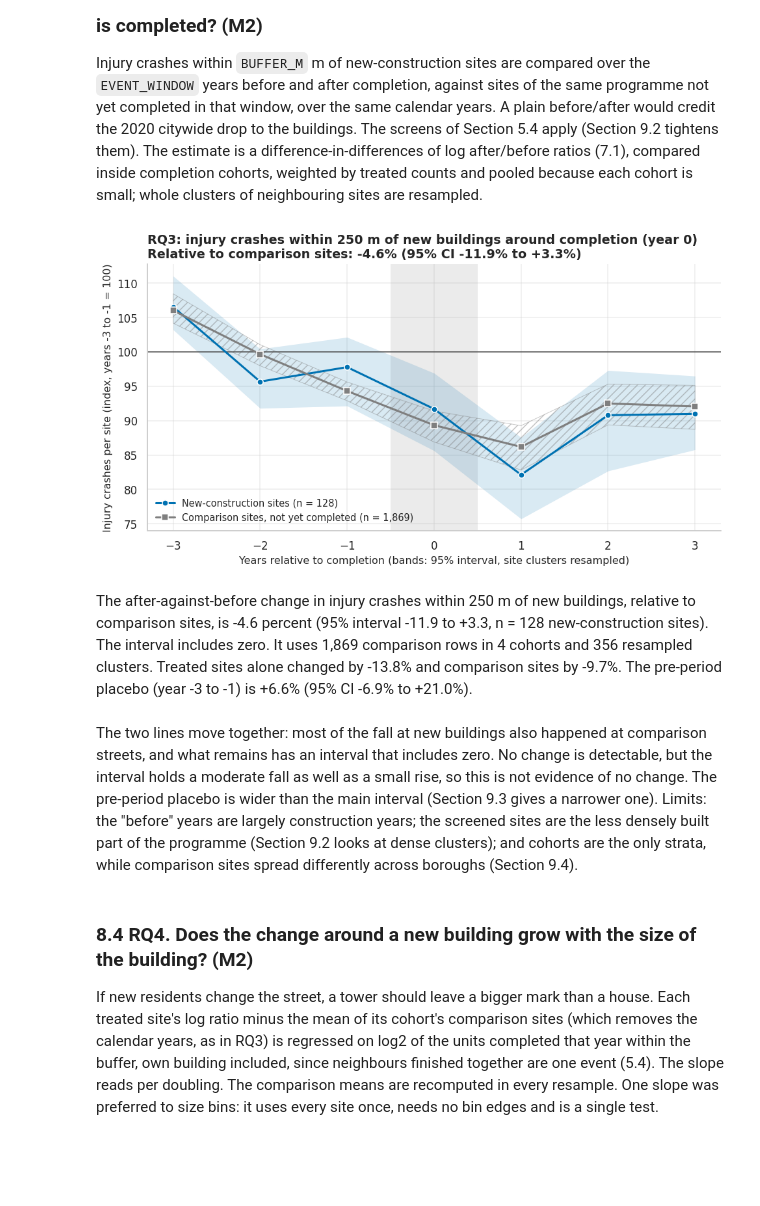
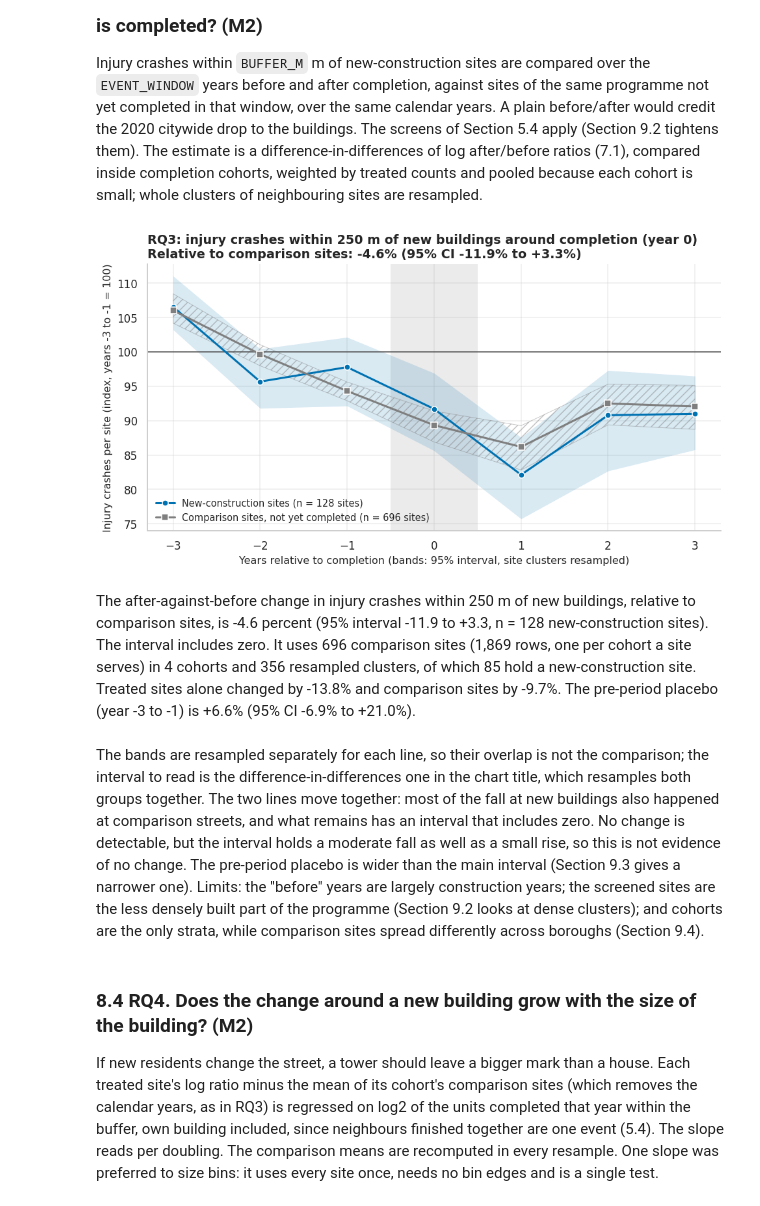
Before and after one commit to AhmedAtefYoussef/Data-Engineering-Visualization-Project, a Jupyter notebook: notebooks/NYC_Housing_Safety.ipynb, the cells around one changed output. Saved outputs shown, nothing was run; the diff lists cells and outputs as text; code cells hidden in the pictures; blank space fills up the shorter version.

```diff
--- a/notebooks/NYC_Housing_Safety.ipynb
+++ b/notebooks/NYC_Housing_Safety.ipynb
@@ -3694,7 +3760,7 @@ def describe_effect(estimate, low, high, unit, n, subject="The estimate", n_unit
         return f"{subject} could not be estimated reliably ({sample}), so nothing is concluded from it."
     reference = "zero" if null_value == 0 else f"{null_value:g}"
     unit_text = f" {unit}" if unit else ""
-    opening = (f"{subject} is {estimate:+.{digits}f}{unit_text} ({PERCENT * level:.0f}% interval "
+    opening = (f"{subject} is {estimate:+.{digits}f}{unit_text} ({level_text(level)} interval "
                f"{low:+.{digits}f} to {high:+.{digits}f}, {sample})")
     if low <= null_value <= high:
         return f"{opening}. The interval includes {reference}."
@@ -4056,50 +4125,58 @@ new_build_sample = event_site_table[~event_site_table["treated"]
                                     | (event_site_table["construction_type"] == NEW_CONSTRUCTION)].reset_index(drop=True)
 new_build_did = event_did(new_build_sample)
 assert new_build_did["n_treated_dropped"] == 0 and new_build_did["n_control_dropped"] == 0
+new_build_sizes = used_sizes(new_build_sample["site_id"], new_build_sample["treated"], new_build_sample["cohort"],
+                             new_build_sample["cluster_id"])
+assert new_build_sizes["n_treated_sites"] == new_build_did["n_treated"], "a treated site has one cohort"
 # Placebo inside the pre-period (first to last pre-year): nothing was completed in between.
 pretrend_did = event_did(new_build_sample, before=PRE_COLUMNS[0], after=PRE_COLUMNS[-1])
 new_build_profile = event_profile(new_build_sample[REL_COLUMNS], new_build_sample["treated"],
-                                  new_build_sample["cohort"], new_build_sample["cluster_id"], len(PRE_YEARS))
+                                  new_build_sample["cohort"], new_build_sample["cluster_id"], len(PRE_YEARS),
+                                  site_ids=new_build_sample["site_id"])
 
 fig, ax = plt.subplots(figsize=(9, 5))
 ax.axhline(PRE_PERIOD_INDEX, color=PALETTE["neutral"], linewidth=1)
 ax.axvspan(-0.5, 0.5, color=PALETTE["before"], alpha=0.25, linewidth=0)
 for group, color, marker, label in [("treated", PALETTE["treated"], "o", "New-construction sites"),
                                     ("comparison", PALETTE["control"], "s", "Comparison sites, not yet completed")]:
     line = new_build_profile[group]
     # Treated band filled, comparison band hatched, so their overlap stays readable.
     band = {"color": color, "alpha": 0.15} if group == "treated" else \
         {"facecolor": "none", "edgecolor": color, "hatch": "///", "alpha": 0.45}
     ax.fill_between(REL_YEARS, line["low"], line["high"], linewidth=0.6 * (group != "treated"), **band)
     ax.plot(REL_YEARS, line["index"], color=color, marker=marker, linewidth=2, markeredgecolor="white",
-            label=f"{label} (n = {line['n_sites']:,})")
+            label=f"{label} (n = {line['n_sites']:,} sites)")
 ax.set_xticks(REL_YEARS)
 ax.legend(loc="lower left")
 finish(ax, f"RQ3: injury crashes within {BUFFER_M} m of new buildings around completion (year 0)\n"
            f"Relative to comparison sites: {fmt_ci(new_build_did['percent_change'], new_build_did['percent_low'], new_build_did['percent_high'], 1, '%')}",
        f"Years relative to completion (bands: {CI_LEVEL:.0%} interval, site clusters resampled)",
        f"Injury crashes per site (index, years -{EVENT_WINDOW} to -1 = {PRE_PERIOD_INDEX})")
 show(fig)
 
 report("RQ3", f"Do injury crashes within {BUFFER_M} m of new-construction sites change after completion, "
        "relative to not-yet-completed sites?", "% change relative to comparison sites",
        new_build_did["percent_change"], new_build_did["percent_low"], new_build_did["percent_high"],
        new_build_did["n_treated"], unit="percent", n_unit="new-construction sites", digits=1,
        subject=f"The after-against-before change in injury crashes within {BUFFER_M} m of new buildings, "
                f"relative to comparison sites,",
        above="more injury crashes after completion than the comparison sites would suggest",
        below="fewer injury crashes after completion than the comparison sites would suggest",
-       extra=f"It uses {new_build_did['n_control']:,} comparison rows in {new_build_did['n_strata']} cohorts and "
-             f"{new_build_did['n_clusters']:,} resampled clusters. Treated sites alone changed by "
+       extra=f"It uses {new_build_sizes['n_comparison_sites']:,} comparison sites ({new_build_did['n_control']:,} "
+             f"rows, one per cohort a site serves) in {new_build_did['n_strata']} cohorts and "
+             f"{new_build_did['n_clusters']:,} resampled clusters, of which {new_build_sizes['n_treated_clusters']:,} "
+             f"hold a new-construction site. Treated sites alone changed by "
              f"{log_points_to_percent(new_build_did['treated_change']):+.1f}% and comparison sites by "
              f"{log_points_to_percent(new_build_did['control_change']):+.1f}%. The pre-period placebo "
              f"(year {PRE_YEARS[0]} to {PRE_YEARS[-1]}) is "
              f"{fmt_ci(pretrend_did['percent_change'], pretrend_did['percent_low'], pretrend_did['percent_high'], 1, '%')}.")
 # %% [output]
-[figure, old version]
+[figure, new version]
-The after-against-before change in injury crashes within 250 m of new buildings, relative to comparison sites, is -4.6 percent (95% interval -11.9 to +3.3, n = 128 new-construction sites). The interval includes zero. It uses 1,869 comparison rows in 4 cohorts and 356 resampled clusters. Treated sites alone changed by -13.8% and comparison sites by -9.7%. The pre-period placebo (year -3 to -1) is +6.6% (95% CI -6.9% to +21.0%).
+The after-against-before change in injury crashes within 250 m of new buildings, relative to comparison sites, is -4.6 percent (95% interval -11.9 to +3.3, n = 128 new-construction sites). The interval includes zero. It uses 696 comparison sites (1,869 rows, one per cohort a site serves) in 4 cohorts and 356 resampled clusters, of which 85 hold a new-construction site. Treated sites alone changed by -13.8% and comparison sites by -9.7%. The pre-period placebo (year -3 to -1) is +6.6% (95% CI -6.9% to +21.0%).
 # %% [markdown]
-The two lines move together: most of the fall at new buildings also happened at comparison
+The bands are resampled separately for each line, so their overlap is not the comparison; the
+interval to read is the difference-in-differences one in the chart title, which resamples both
+groups together. The two lines move together: most of the fall at new buildings also happened at comparison
 streets, and what remains has an interval that includes zero. No change is detectable, but the
 interval holds a moderate fall as well as a small rise, so this is not evidence of no change. The
 pre-period placebo is wider than the main interval (Section 9.3 gives a narrower one).
```
Also changed, not shown: parts of 72 cells of this notebook, 22 other files.
